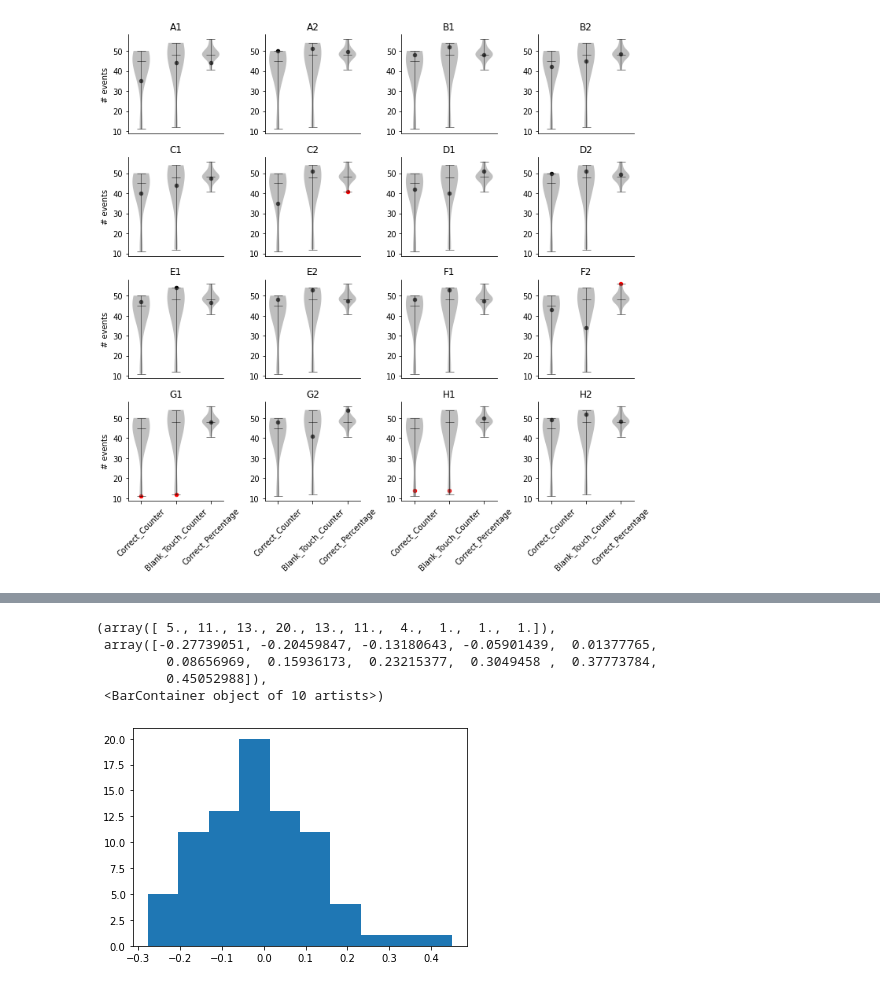
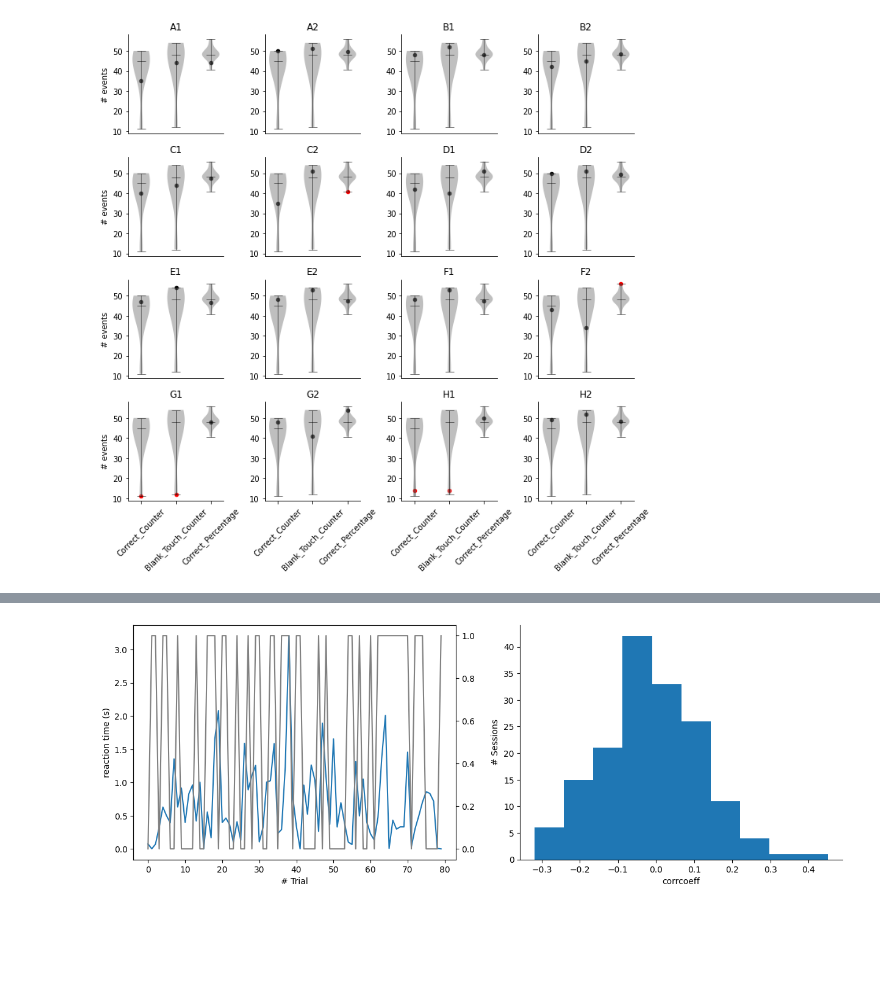
Before and after one commit to yger/equipsy, a Jupyter notebook: results/analysis.ipynb, the cells around one changed output, grey strips where cells are left out. Cells and saved outputs as stored; diff of their text form; code cells hidden in the pictures; blank space fills up the shorter version.

```diff
--- a/results/analysis.ipynb
+++ b/results/analysis.ipynb
@@ -125,12 +112,35 @@ R-squared: 0.038753
-# %%
-plt.hist(all_corrcoeffs, 10)
-# %% [output]
-(array([ 5., 11., 13., 20., 13., 11.,  4.,  1.,  1.,  1.]),
- array([-0.27739051, -0.20459847, -0.13180643, -0.05901439,  0.01377765,
-         0.08656969,  0.15936173,  0.23215377,  0.3049458 ,  0.37773784,
-         0.45052988]),
- <BarContainer object of 10 artists>)
-[figure, removed]
+# %%
+all_reaction_times = np.array(all_reaction_times)
+all_perfs = np.array(all_perfs)
+all_types = np.array(all_types)
+
+fix, axes = plt.subplots(ncols=2, nrows=1, figsize=(15, 5))
+
+tmp = np.array(e.get_reaction_times())
+
+axes[0].set_ylabel('reaction time (s)')
+#axes[0].set_ylabel('Performances')
+#axes[0].plot(tmp, e.get_responses(), '.')
+
+axes[0].set_xlabel('# Trial')
+# axes[1].set_ylabel('Performances')
+from scipy import stats
+res = stats.linregress(tmp, e.get_responses())
+#axes[0].plot(tmp, e.get_responses(), 'o', label='original data')
+#axes[0].plot(tmp, res.intercept + res.slope*tmp, 'r', label='fitted line')
+axes[0].plot(tmp)
+ax2 = axes[0].twinx()
+ax2.plot(e.get_responses(), c='0.5')
+# print(f"R-squared: {res.rvalue**2:.6f}")
+axes[1].hist(all_corrcoeffs, 10)
+axes[1].set_xlabel('corrcoeff')
+axes[1].set_ylabel('# Sessions')
+from plotting import _simpleaxis
+_simpleaxis(axes[1])
+_simpleaxis(axes[0])
+plt.savefig('corrcoeff_vs_time.png')
+# %% [output]
+[figure, added]
 # %%
 # Get initial weights
 all_angular_differences = []
```
Also changed, not shown: parts of 7 cells of this notebook.
